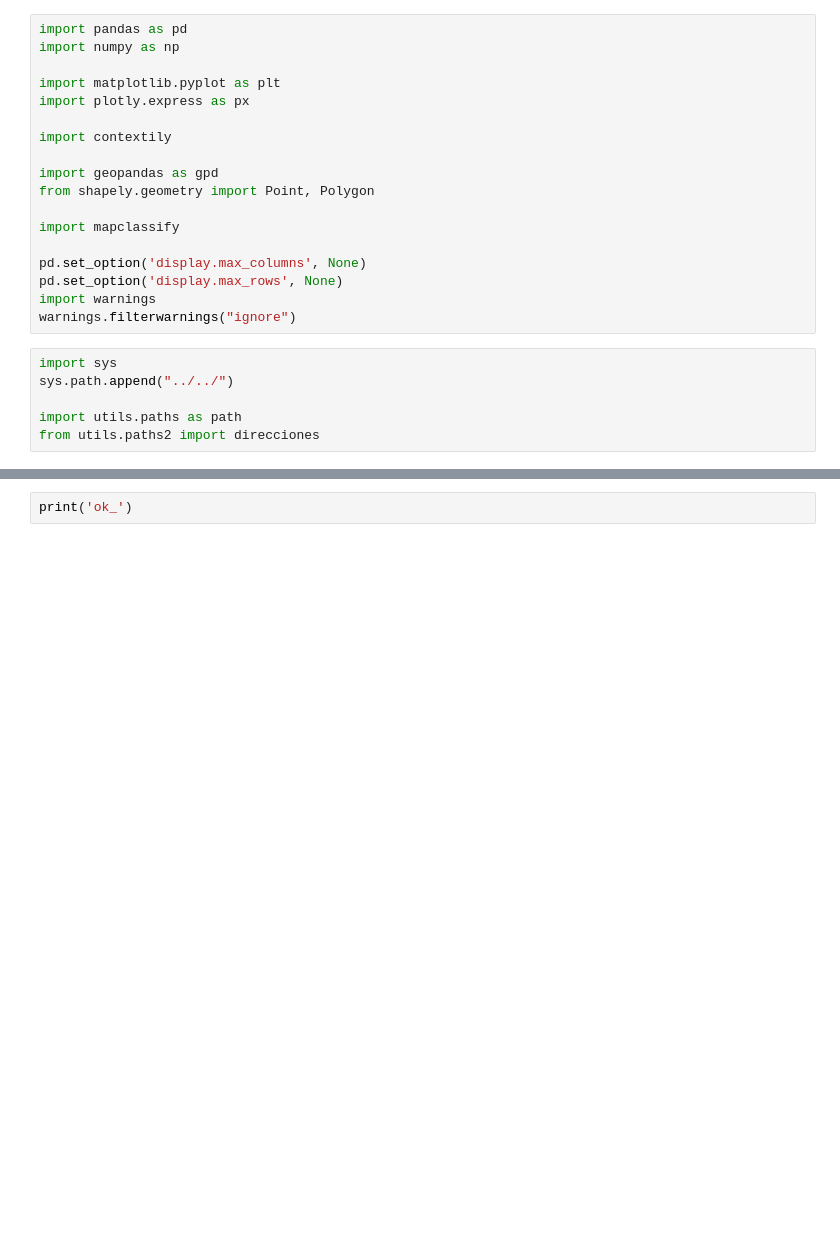
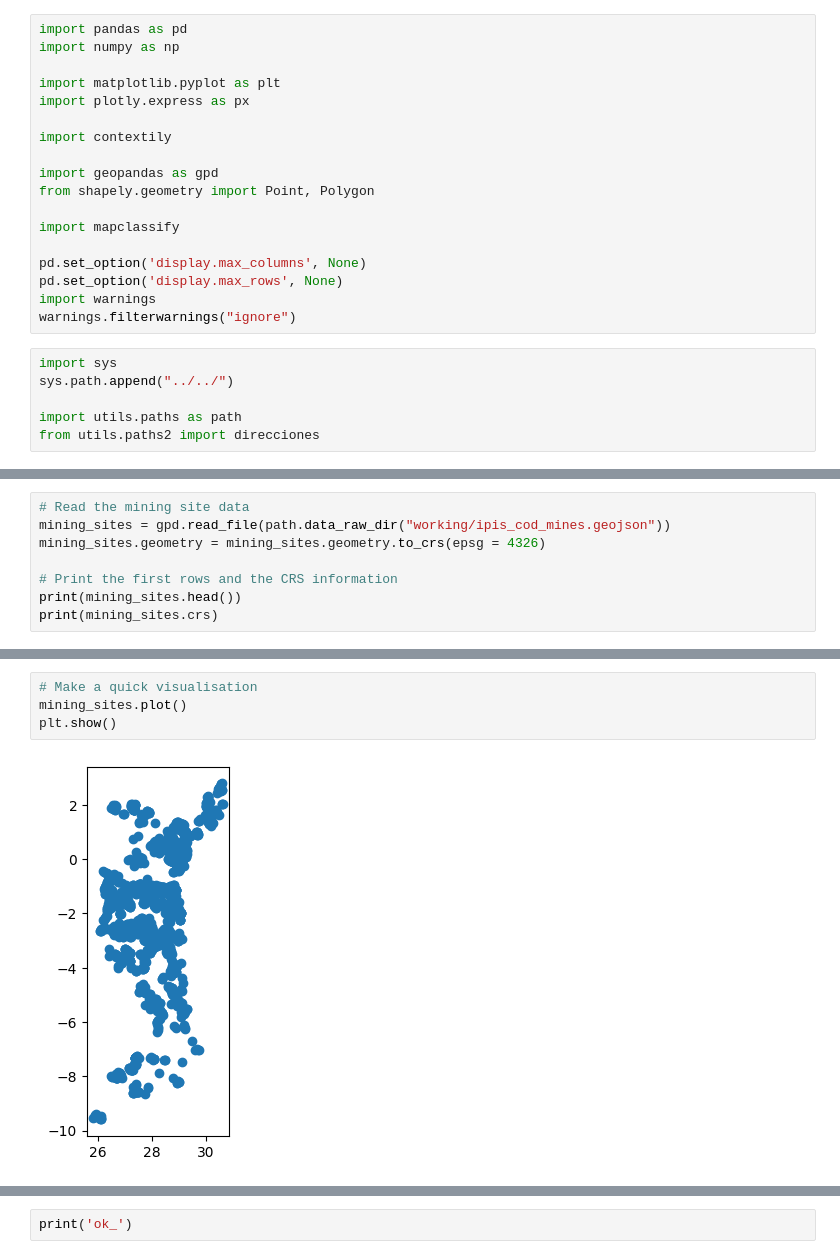
Before and after one commit to oecorrechag/geogeo, a Jupyter notebook: notebooks/Working with Geospatial Data in Python/0.4.0_Putting it all together - Artisanal mining sites case study.ipynb, the cells around one changed output, grey strips where cells are left out. Saved outputs shown, nothing was run; the diff lists cells and outputs as text; blank space fills up the shorter version.

```diff
--- a/notebooks/Working with Geospatial Data in Python/0.4.0_Putting it all together - Artisanal mining sites case study.ipynb
+++ b/notebooks/Working with Geospatial Data in Python/0.4.0_Putting it all together - Artisanal mining sites case study.ipynb
@@ -31,0 +36,8 @@ from utils.paths2 import direcciones
+# %%
+# Read the mining site data
+mining_sites = gpd.read_file(path.data_raw_dir("working/ipis_cod_mines.geojson"))
+mining_sites.geometry = mining_sites.geometry.to_crs(epsg = 4326)
+
+# Print the first rows and the CRS information
+print(mining_sites.head())
+print(mining_sites.crs)
@@ -31,0 +59,6 @@ from utils.paths2 import direcciones
+# %%
+# Make a quick visualisation
+mining_sites.plot()
+plt.show()
+# %% [output]
+[figure, added]
```
Also changed, not shown: parts of 14 cells of this notebook.
